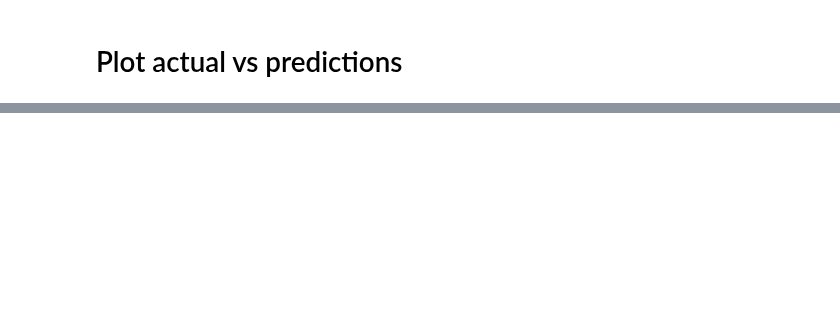
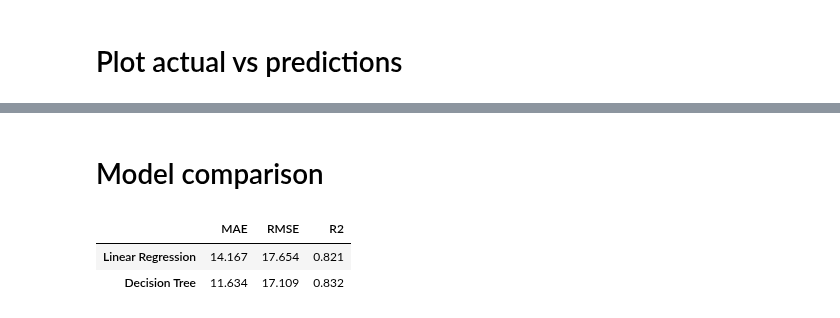
Before and after one commit to morgan-swe/Nasa-Rocket-Engine-Predictive-Maintenance, a Jupyter notebook: notebooks/06_model_training.ipynb, the cells around one changed output, grey strips where cells are left out. Cells and saved outputs as stored; diff of their text form; code cells hidden in the pictures; blank space fills up the shorter version.

```diff
--- a/notebooks/06_model_training.ipynb
+++ b/notebooks/06_model_training.ipynb
@@ -98,11 +97,21 @@ Using three metrics:
 # %%
 from sklearn.metrics import mean_absolute_error, root_mean_squared_error, r2_score
 
-mae  = mean_absolute_error(y_test, y_pred)
-rmse = root_mean_squared_error(y_test, y_pred)
-r2   = r2_score(y_test, y_pred)
+results = {}
 
-print(f"MAE:  {mae:.2f} cycles")
-print(f"RMSE: {rmse:.2f} cycles")
-print(f"R²:   {r2:.3f}")
+def evaluate(name, y_true, y_hat):
+    """Score a model, keep the result for later comparison, and print it."""
+    scores = {
+        'MAE': mean_absolute_error(y_true, y_hat),
+        'RMSE': root_mean_squared_error(y_true, y_hat),
+        'R2': r2_score(y_true, y_hat),
+    }
+    results[name] = scores
+
+    print(name)
+    print(f"MAE:  {scores['MAE']:.2f} cycles")
+    print(f"RMSE: {scores['RMSE']:.2f} cycles")
+    print(f"R²:   {scores['R2']:.3f}")
+
+evaluate('Linear Regression', y_test, y_pred)
 # %% [output]
@@ -239,0 +279,9 @@ plt.show()
+# %% [markdown]
+# Model comparison
+# %%
+comparison = pd.DataFrame(results).T.round(3)
+comparison
+# %% [output]
+|  | MAE | RMSE | R2 |
+| Linear Regression | 14.167 | 17.654 | 0.821 |
+| Decision Tree | 11.634 | 17.109 | 0.832 |
```
Also changed, not shown: parts of 11 cells of this notebook.
